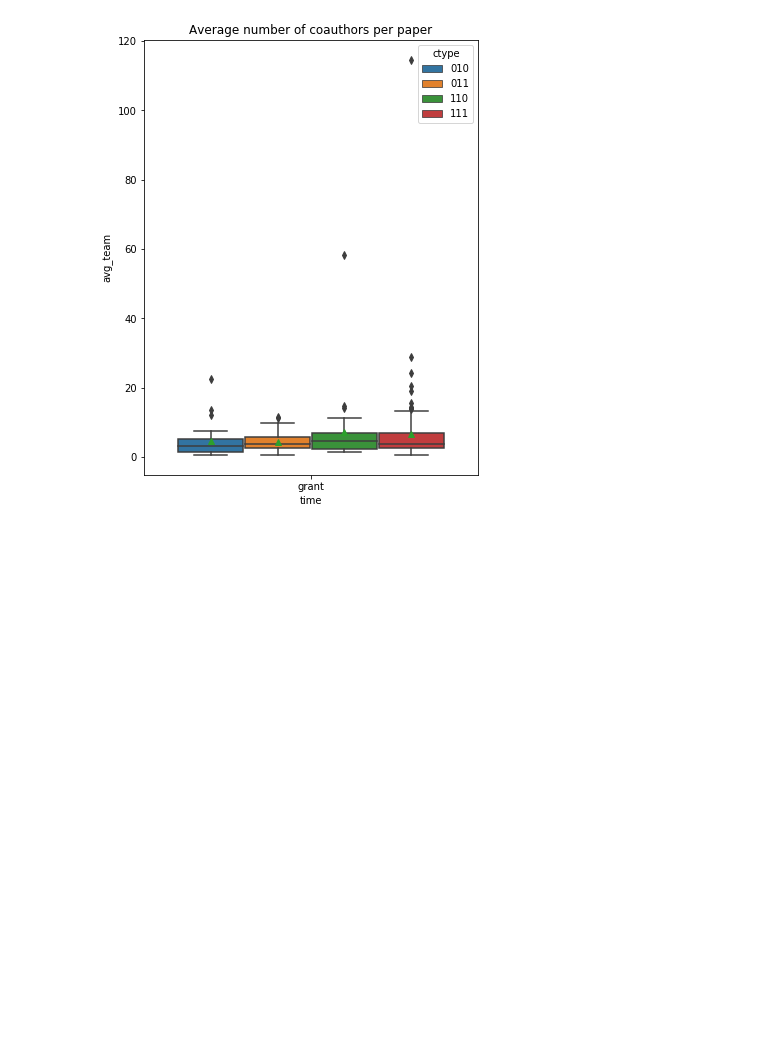
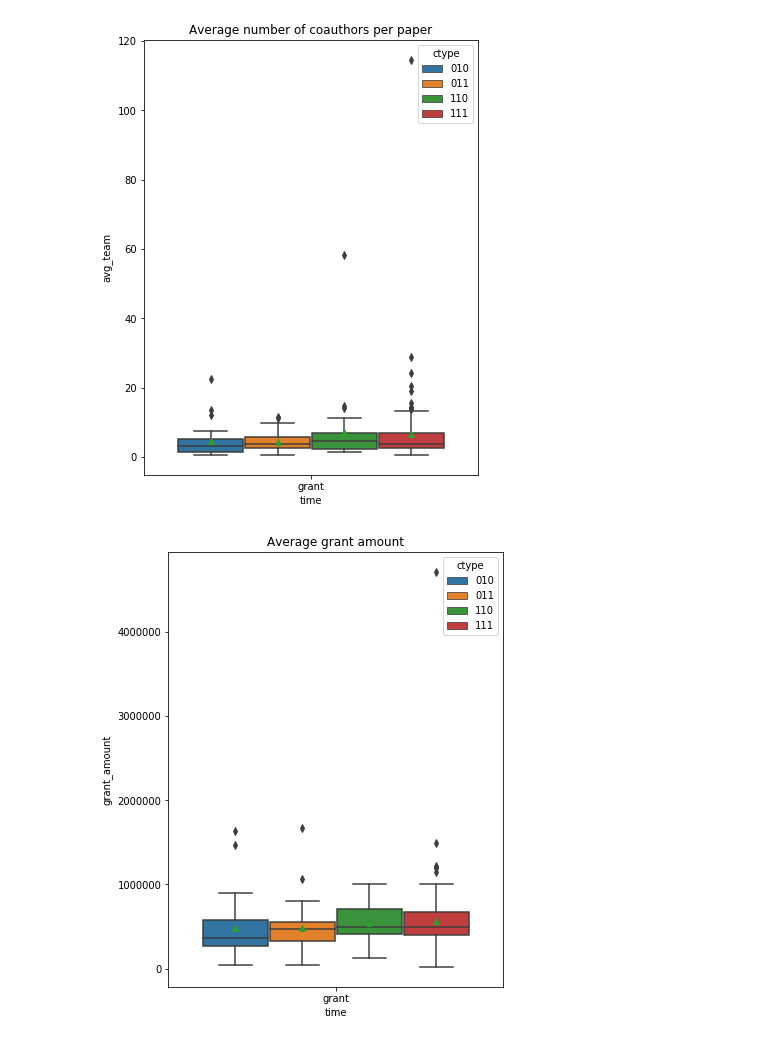
Before and after one commit to shinminjeong/moneymatters, a Jupyter notebook: scripts/2PI_collaboration_breakdown_NSF_CISE.ipynb, the cells around one changed output. Cells and saved outputs as stored; diff of their text form; code cells hidden in the pictures; blank space fills up the shorter version.

```diff
--- a/scripts/2PI_collaboration_breakdown_NSF_CISE.ipynb
+++ b/scripts/2PI_collaboration_breakdown_NSF_CISE.ipynb
@@ -250,7 +258,7 @@ histogram_num_pis(data, years, div_type.keys())
 Counter({1: 1258, 2: 457, 3: 174, 5: 93, 4: 83, 6: 15, 7: 4, 8: 2, 0: 2})
 [figure]
 # %%
-grant_list = [k for k, d in data.items() if d["org"] in div_type.keys() and d["num_pis"] == 2]
+grant_list = [k for k, d in data.items() if d["org"][:4] in div_type.keys() and d["num_pis"] == 2]
 print(len(grant_list), "grants with 2 PIs")
 # %% [output]
 457 grants with 2 PIs
@@ -262,7 +270,7 @@ only_one_pi = []
 two_separate = []
 two_cowork = []
 for pid in grant_list:
-    table, ts, te, G_all = core.coworknet.get_grant_coworknet_pis(pid)
+    award, table, ts, te, G_all = core.coworknet.get_grant_coworknet_pis(pid)
     if len(table) == 0:
         no_publications.append(pid)
         continue
@@ -315,6 +323,7 @@ print("{} ({:.2f}%) grants are unknown".format(len(other), 100*len(other)/len(gr
 # %%
 collab_type = {}
 dict_period = {}
+dict_amount = {}
 dict_teams = {}
 dict_publications = {}
 dict_citations = {}
@@ -322,7 +331,7 @@ dict_timestamps = {}
 convert_t = lambda t: datetime.strptime(t, "%Y-%m-%dT%X")
 
 for grant_id in grant_list:
-    _,ts,te,G_all = core.coworknet.get_grant_coworknet_pis(grant_id)
+    award,_,ts,te,G_all = core.coworknet.get_grant_coworknet_pis(grant_id)
     pis = [a for a in G_all.nodes() if "pi" in G_all.nodes[a] and G_all.nodes[a] ["pi"]]
 #     print(pis)
     G = G_all.subgraph(pis)
@@ -354,6 +363,7 @@ for grant_id in grant_list:
             publications["post-grant"] += 1
             citations["post-grant"] += data["citation"]
     dict_period[grant_id] = (te-ts).days
+    dict_amount[grant_id] = award["awardAmount"]
     dict_teams[grant_id] = teams
     dict_publications[grant_id] = publications
     dict_citations[grant_id] = citations
@@ -379,6 +389,7 @@ x = ["grant"]
 ctype = ["010", "011", "110", "111"]
 box_plot_data = pd.DataFrame({
     "time": [time for time in x for k, v in collab_type.items() if v in ctype],
+    "grant_amount": [dict_amount[k] for k, v in collab_type.items() if v in ctype],
     "grant_period": [dict_period[k] for k, v in collab_type.items() if v in ctype],
     "avg_team": [dict_teams[k][time]/dict_publications[k][time] for time in x for k, v in collab_type.items() if v in ctype],
     "publication": [dict_publications[k][time] for time in x for k, v in collab_type.items() if v in ctype],
@@ -412,3 +423,8 @@ plt.figure(figsize=(6,8))
 ax = sns.boxplot(x="time", y="avg_team", hue="ctype", data=box_plot_data, showmeans=True, hue_order=ctype).set_title("Average number of coauthors per paper")
 # %% [output]
 [figure]
+# %%
+plt.figure(figsize=(6,8))
+ax = sns.boxplot(x="time", y="grant_amount", hue="ctype", data=box_plot_data, showmeans=True, hue_order=ctype).set_title("Average grant amount")
+# %% [output]
+[figure, added]
```
Also changed, not shown: parts of 12 cells of this notebook.
